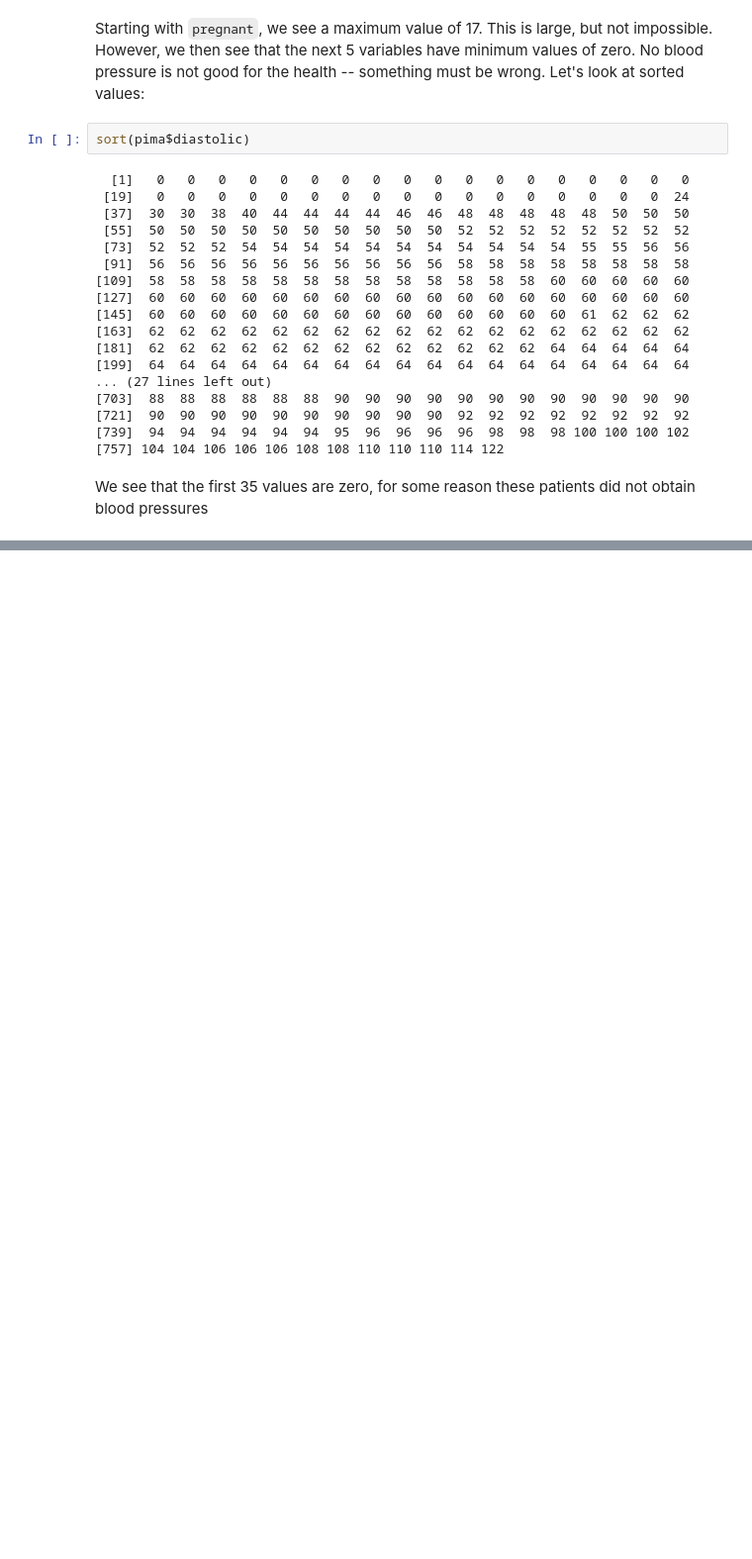
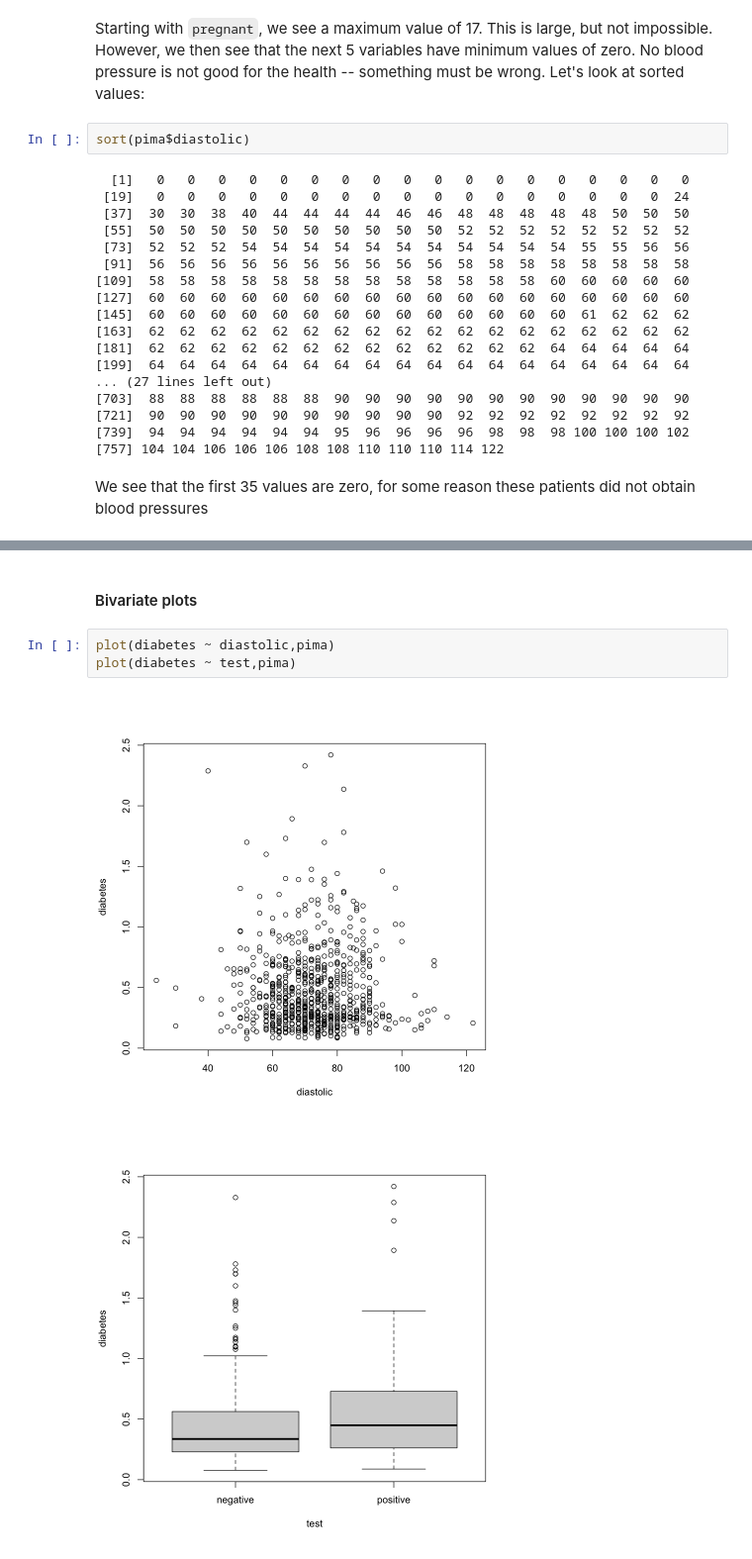
Before and after one commit to rajansawhney/linear-models-with-R, a Jupyter notebook: notebook/01-intro.ipynb, the cells around one changed output, grey strips where cells are left out. Shown at 99% size. Saved outputs shown, nothing was run; the diff lists cells and outputs as text; blank space fills up the shorter version.

```diff
--- a/notebook/01-intro.ipynb
+++ b/notebook/01-intro.ipynb
@@ -84,0 +154,8 @@ We see that the first 35 values are zero, for some reason these patients did not
+# %% [markdown]
+#### Bivariate plots
+# %%
+plot(diabetes ~ diastolic,pima)
+plot(diabetes ~ test,pima)
+# %% [output]
+[figure, added]
+[figure, added]
```
Also changed, not shown: parts of 23 cells of this notebook, 1 other file.
